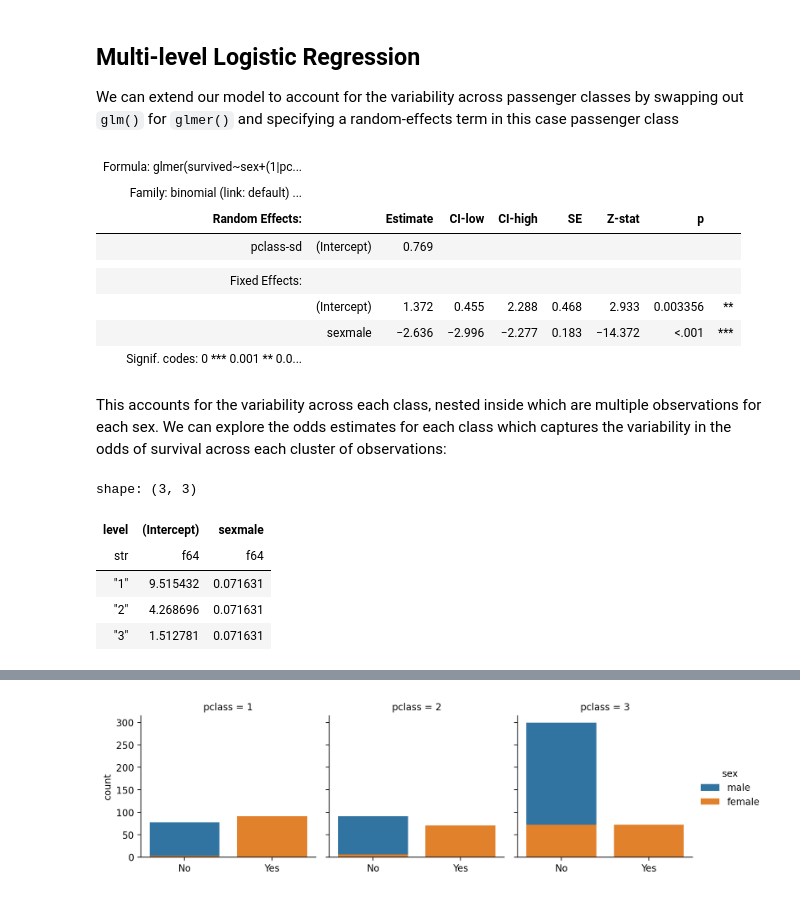
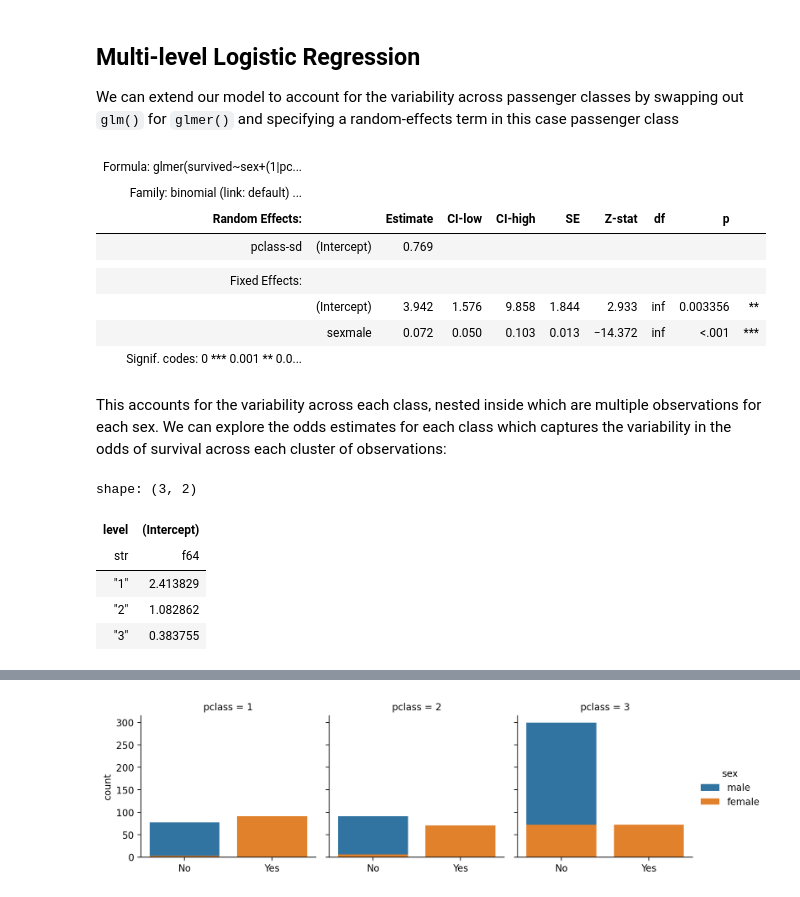
Before and after one commit to ejolly/pymer4, a Jupyter notebook: docs/tutorials/04_glmms.ipynb, the cells around one changed output, grey strips where cells are left out. Cells and saved outputs as stored; diff of their text form; code cells hidden in the pictures.

```diff
--- a/docs/tutorials/04_glmms.ipynb
+++ b/docs/tutorials/04_glmms.ipynb
@@ -261,27 +246,30 @@ We can extend our model to account for the variability across passenger classes
 # %%
 from pymer4.models import glmer
 
 log_lmm = glmer('survived ~ sex + (1 | pclass)', data=titanic, family='binomial')
-log_lmm.fit()
+log_lmm.set_factors('pclass')
+
+# Convert estimates to odds
+log_lmm.fit(exponentiate=True)
 log_lmm.summary()
 # %% [output]
-| Formula: glmer(survived~sex+(1|pc... |  |  |  |  |  |  |  |  |
-| Family: binomial (link: default) ... |  |  |  |  |  |  |  |  |
-| Random Effects: |  | Estimate | CI-low | CI-high | SE | Z-stat | p |  |
-| pclass-sd | (Intercept) | 0.769 |  |  |  |  |  |  |
-|  |  |  |  |  |  |  |  |  |
-| Fixed Effects: |  |  |  |  |  |  |  |  |
-|  | (Intercept) | 1.372 | 0.455 | 2.288 | 0.468 | 2.933 | 0.003356 | ** |
-|  | sexmale | −2.636 | −2.996 | −2.277 | 0.183 | −14.372 | <.001 | *** |
-| Signif. codes: 0 *** 0.001 ** 0.0... |  |  |  |  |  |  |  |  |
+| Formula: glmer(survived~sex+(1|pc... |  |  |  |  |  |  |  |  |  |
+| Family: binomial (link: default) ... |  |  |  |  |  |  |  |  |  |
+| Random Effects: |  | Estimate | CI-low | CI-high | SE | Z-stat | df | p |  |
+| pclass-sd | (Intercept) | 0.769 |  |  |  |  |  |  |  |
+|  |  |  |  |  |  |  |  |  |  |
+| Fixed Effects: |  |  |  |  |  |  |  |  |  |
+|  | (Intercept) | 3.942 | 1.576 | 9.858 | 1.844 | 2.933 | inf | 0.003356 | ** |
+|  | sexmale | 0.072 | 0.050 | 0.103 | 0.013 | −14.372 | inf | <.001 | *** |
+| Signif. codes: 0 *** 0.001 ** 0.0... |  |  |  |  |  |  |  |  |  |
 # %% [markdown]
 This accounts for the variability across each class, nested inside which are multiple observations for each sex. We can explore the odds estimates for each class which captures the variability in the odds of survival across each cluster of observations:
 # %%
-log_lmm.fixef_odds
+log_lmm.ranef
 # %% [output]
-shape: (3, 3)
+shape: (3, 2)
-| level | (Intercept) | sexmale |
-| str | f64 | f64 |
-| "1" | 9.515432 | 0.071631 |
-| "2" | 4.268696 | 0.071631 |
-| "3" | 1.512781 | 0.071631 |
+| level | (Intercept) |
+| str | f64 |
+| "1" | 2.413829 |
+| "2" | 1.082862 |
+| "3" | 0.383755 |
```
Also changed, not shown: parts of 11 cells of this notebook, 22 other files.
